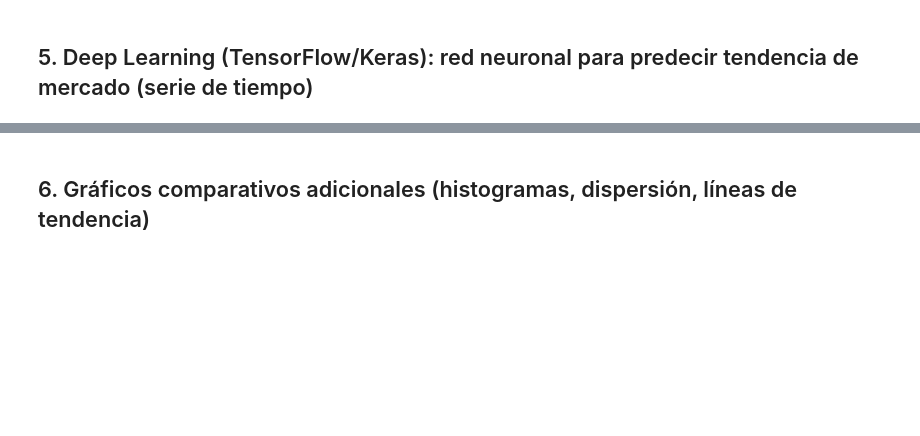
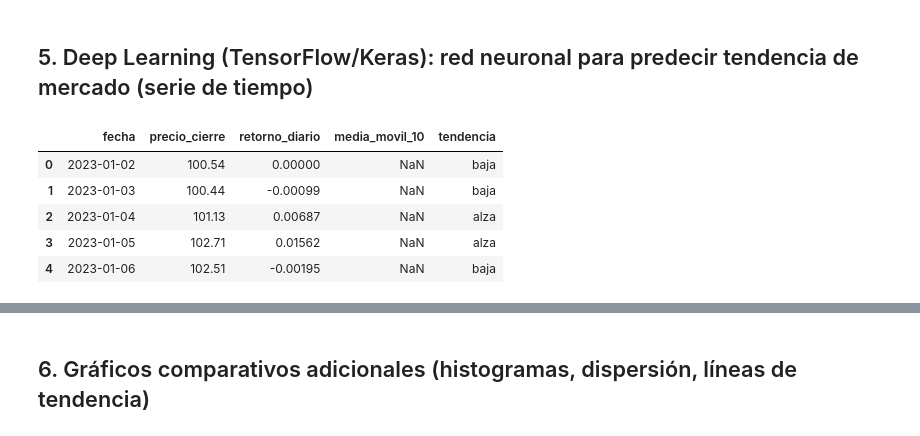
Before and after one commit to Roberto-Araujo-98/ENTREGABLE-Modulos-y-Paquetes-para-Machine-Learning-con-Python, a Jupyter notebook: trabajo_final_ml.ipynb, the cells around one changed output, grey strips where cells are left out. Cells and saved outputs as stored; diff of their text form; code cells hidden in the pictures; blank space fills up the shorter version.

```diff
--- a/trabajo_final_ml.ipynb
+++ b/trabajo_final_ml.ipynb
@@ -213,8 +237,15 @@ for texto, res in zip(nuevas_opiniones, resultados_transformers):
 # %% [markdown]
 ## 5. Deep Learning (TensorFlow/Keras): red neuronal para predecir tendencia de mercado (serie de tiempo)
 # %%
-df_ts = pd.read_csv("tendencia_mercado.csv", parse_dates=["fecha"])
+df_ts = pd.read_csv("/content/drive/MyDrive/Colab Notebooks/ENTREGABLE/tendencia_mercado.csv", parse_dates=["fecha"])
 df_ts.head()
+# %% [output]
+|  | fecha | precio_cierre | retorno_diario | media_movil_10 | tendencia |
+| 0 | 2023-01-02 | 100.54 | 0.00000 | NaN | baja |
+| 1 | 2023-01-03 | 100.44 | -0.00099 | NaN | baja |
+| 2 | 2023-01-04 | 101.13 | 0.00687 | NaN | alza |
+| 3 | 2023-01-05 | 102.71 | 0.01562 | NaN | alza |
+| 4 | 2023-01-06 | 102.51 | -0.00195 | NaN | baja |
 # %%
 plt.figure(figsize=(12, 4))
 plt.plot(df_ts["fecha"], df_ts["precio_cierre"], label="Precio de cierre")
```
Also changed, not shown: parts of 21 cells of this notebook.
